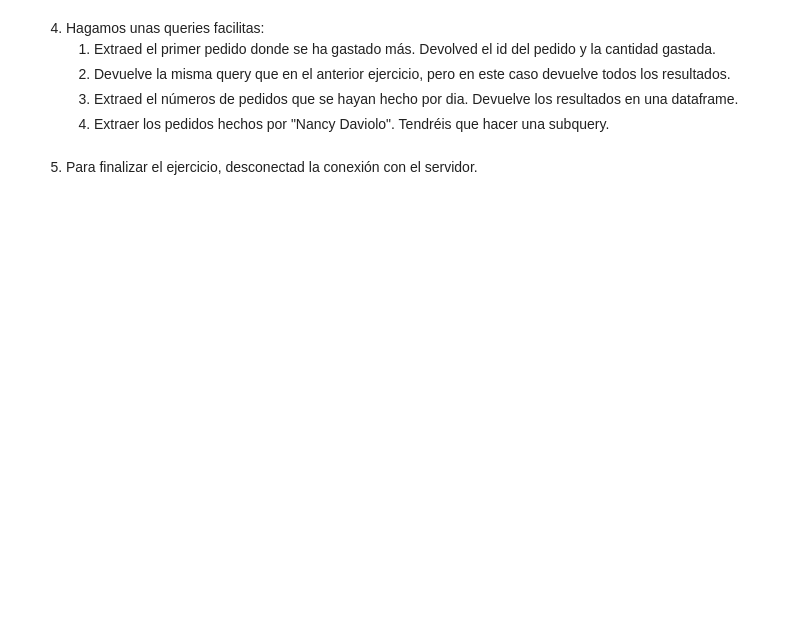
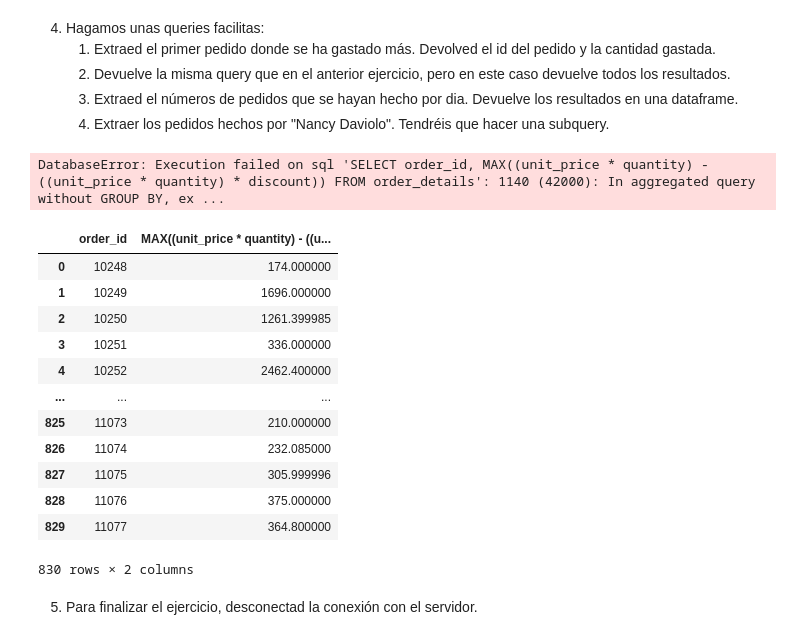
Before and after one commit to anaperezmoreno/promo-d-da-modulo1-sprint2-anabelen-ana-lidya, a Jupyter notebook: python-leccion13-python+mysql.ipynb, the cells around one changed output. Saved outputs shown, nothing was run; the diff lists cells and outputs as text; code cells hidden in the pictures; blank space fills up the shorter version.

```diff
--- a/python-leccion13-python+mysql.ipynb
+++ b/python-leccion13-python+mysql.ipynb
@@ -14,3 +93,29 @@ Es el momento de dejar de usar la interface de Workbench y empezar a usar SQL de
     2.  Devuelve la misma query que en el anterior ejercicio, pero en este caso devuelve todos los resultados.
     3. Extraed el números de pedidos que se hayan hecho por dia. Devuelve los resultados en una dataframe.
     4. Extraer los pedidos hechos por "Nancy Daviolo". Tendréis que hacer una subquery.
+# %%
+mytabla = mysql.connector.connect(
+                                  user = 'root', password = 'AlumnaAdalab',
+                                  host = '127.0.0.1', database = 'northwind')
+
+sql_query = ("SELECT order_id, MAX((unit_price * quantity) - ((unit_price * quantity) * discount)) FROM order_details GROUP BY")
+
+dataframe = pd.read_sql_query(sql_query, mytabla)
+# %% [output]
+DatabaseError: Execution failed on sql 'SELECT order_id, MAX((unit_price * quantity) - ((unit_price * quantity) * discount)) FROM order_details': 1140 (42000): In aggregated query without GROUP BY, ex ...
+# %%
+dataframe
+# %% [output]
+|  | order_id | MAX((unit_price * quantity) - ((u... |
+| 0 | 10248 | 174.000000 |
+| 1 | 10249 | 1696.000000 |
+| 2 | 10250 | 1261.399985 |
+| 3 | 10251 | 336.000000 |
+| 4 | 10252 | 2462.400000 |
+| ... | ... | ... |
+| 825 | 11073 | 210.000000 |
+| 826 | 11074 | 232.085000 |
+| 827 | 11075 | 305.999996 |
+| 828 | 11076 | 375.000000 |
+| 829 | 11077 | 364.800000 |
+830 rows × 2 columns
```
Also changed, not shown: parts of 4 cells of this notebook.
